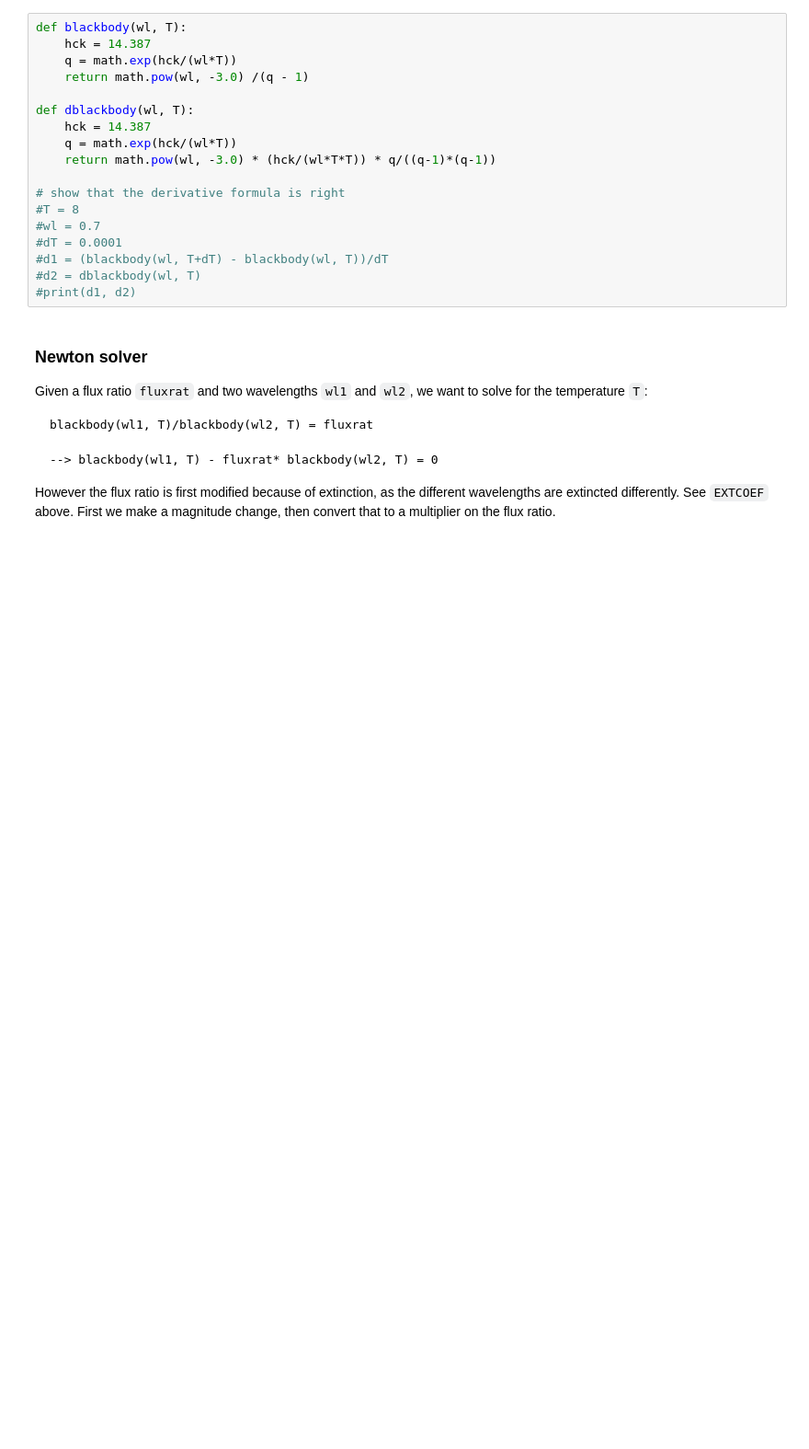
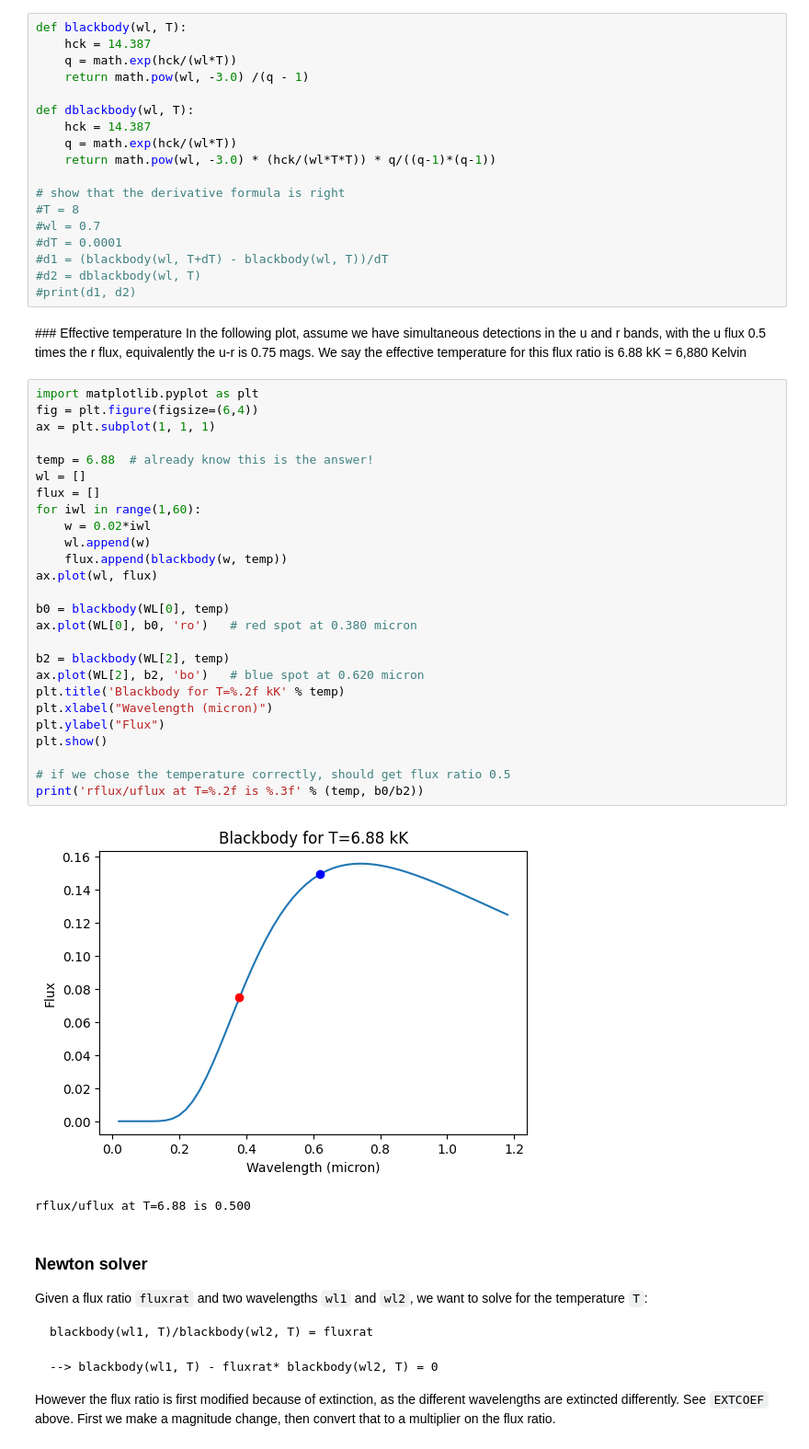
Before and after one commit to lsst-uk/lasair-examples, a Jupyter notebook: notebooks/features/5_revisit.ipynb, the cells around one changed output. Shown at 92% size. Cells and saved outputs as stored; diff of their text form; blank space fills up the shorter version.

```diff
--- a/notebooks/features/5_revisit.ipynb
+++ b/notebooks/features/5_revisit.ipynb
@@ -76,6 +78,40 @@ def dblackbody(wl, T):
 #d1 = (blackbody(wl, T+dT) - blackbody(wl, T))/dT
 #d2 = dblackbody(wl, T)
 #print(d1, d2)
+# %% [markdown]
+### Effective temperature
+In the following plot, assume we have simultaneous detections in the u and r bands,
+with the u flux 0.5 times the r flux, equivalently the u-r is 0.75 mags.
+We say the effective temperature for this flux ratio is 6.88 kK = 6,880 Kelvin
+# %%
+import matplotlib.pyplot as plt
+fig = plt.figure(figsize=(6,4))
+ax = plt.subplot(1, 1, 1)
+
+temp = 6.88  # already know this is the answer!
+wl = []
+flux = []
+for iwl in range(1,60):
+    w = 0.02*iwl
+    wl.append(w)
+    flux.append(blackbody(w, temp))
+ax.plot(wl, flux)
+
+b0 = blackbody(WL[0], temp)
+ax.plot(WL[0], b0, 'ro')   # red spot at 0.380 micron
+
+b2 = blackbody(WL[2], temp)
+ax.plot(WL[2], b2, 'bo')   # blue spot at 0.620 micron
+plt.title('Blackbody for T=%.2f kK' % temp)
+plt.xlabel("Wavelength (micron)")
+plt.ylabel("Flux")
+plt.show()
+
+# if we chose the temperature correctly, should get flux ratio 0.5
+print('rflux/uflux at T=%.2f is %.3f' % (temp, b0/b2))
+# %% [output]
+[figure, added]
+rflux/uflux at T=6.88 is 0.500
 # %% [markdown]
 ### Newton solver
 Given a flux ratio `fluxrat` and two wavelengths `wl1` and `wl2`, we want to solve for the temperature `T`:
```
Also changed, not shown: parts of 5 cells of this notebook, 4 other files.
